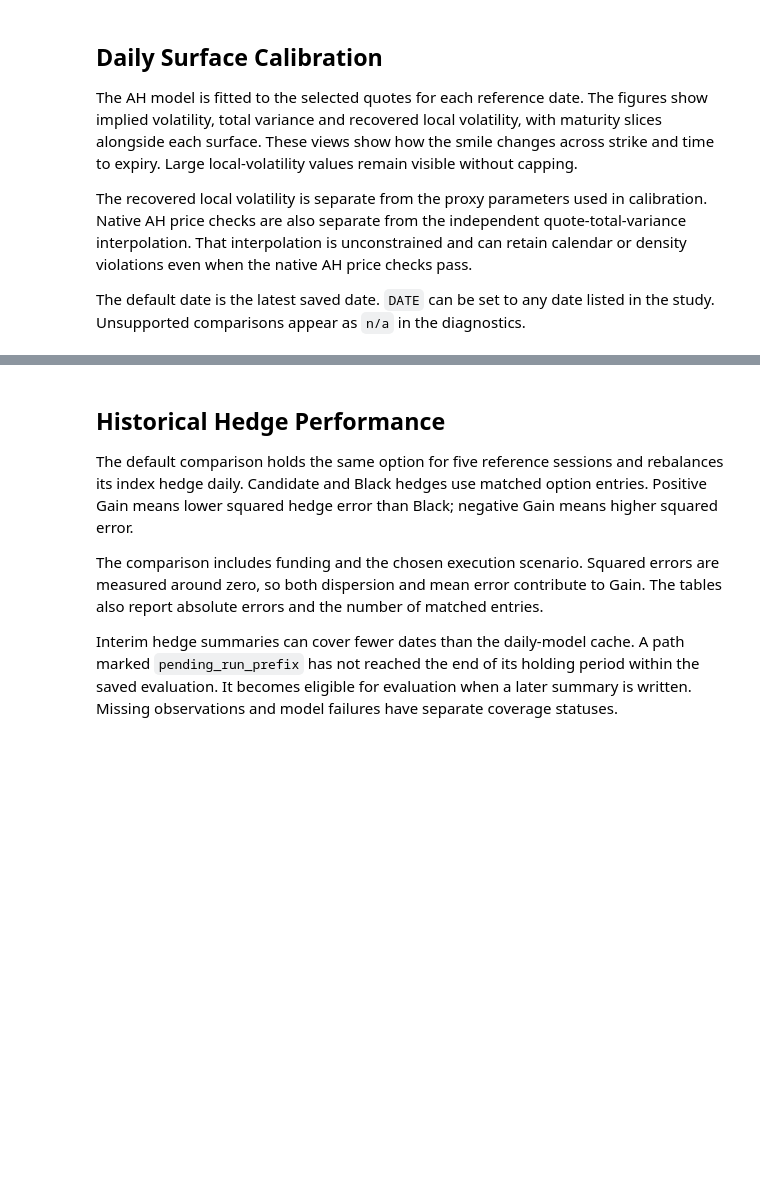
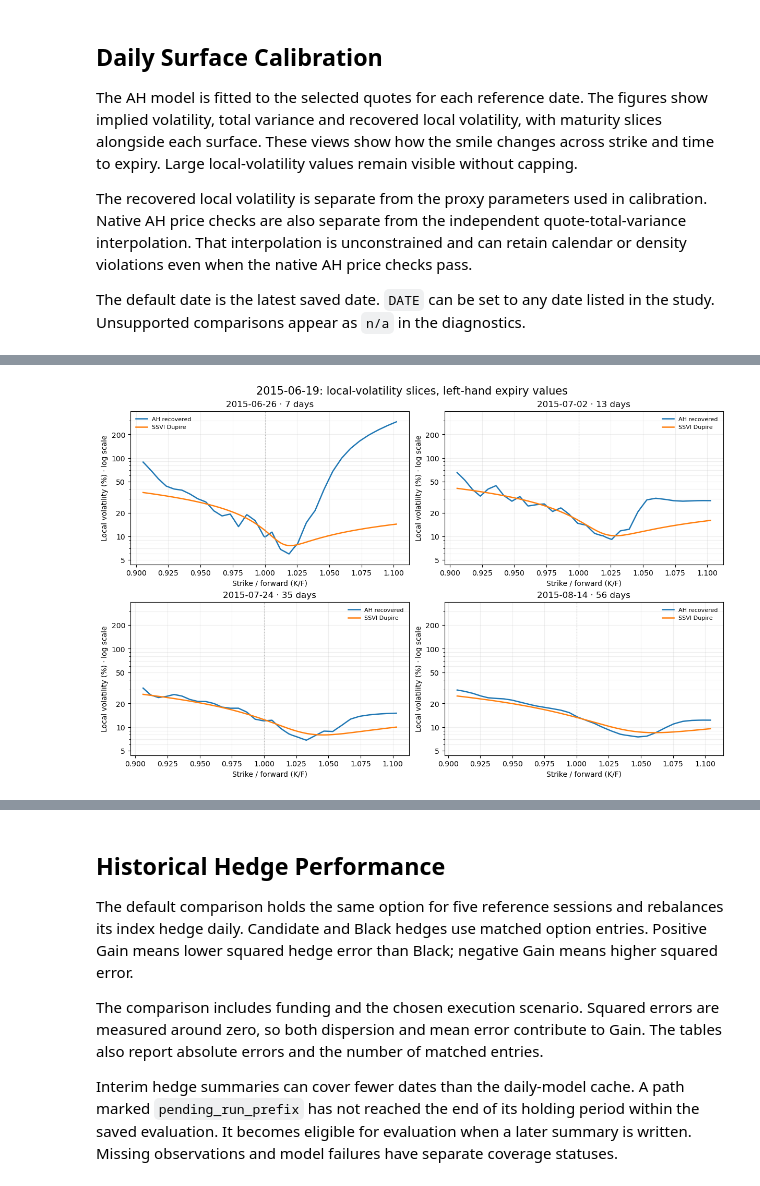
Before and after one commit to KVInator/local-vol-spx, a Jupyter notebook: notebooks/research.ipynb, the cells around one changed output, grey strips where cells are left out. Drawn from its saved outputs; the diff is of its cells as text; code cells hidden in the pictures; blank space fills up the shorter version.

Commit message:
Document June surface comparison and numerical validation

```diff
--- a/notebooks/research.ipynb
+++ b/notebooks/research.ipynb
@@ -334,0 +560,62 @@ if evidence is not None:
+# %%
+if vol_quotes is not None and vol_local is not None:
+    fig, axes = plt.subplots(vol_rows, vol_columns, figsize=(12, 3.8 * vol_rows), squeeze=False, layout="constrained")
+    fig.suptitle(f"{VOL_DATE}: local-volatility slices, left-hand expiry values", fontsize=15)
+    vol_local_rows = []
+    for ax, index in zip(axes.flat, vol_selected):
+        row = vol_expiries.iloc[index]
+        group = vol_quotes.loc[vol_quotes.expire_date.eq(row.expire_date)]
+        low = max(float(group.y.min()), float(vol_local.y[0]))
+        high = min(float(group.y.max()), float(vol_local.y[-1]))
+        if low >= high:
+            raise ValueError(f"No common local-volatility strike range for {row.expire_date}.")
+        grid_y = np.linspace(low, high, 301)
+        kf = np.exp(grid_y)
+        ah_variance = vol_local.normalized_variance(kf, row.time, side="left")
+        values = vol_model.evaluate(grid_y, row.time, side="left")
+        local = dupire(grid_y, values["w"], values["wy"], values["wyy"], values["wt"])
+        ssvi_variance = local["variance"]
+        if not np.isfinite(ah_variance).all() or np.any(ah_variance <= 0):
+            raise ValueError("AH has unavailable or nonpositive local variance on this grid.")
+        supported = values["supported"] & local["admissible"] & (ssvi_variance > 0)
+        ssvi_lv = np.full(grid_y.shape, np.nan)
+        ssvi_lv[supported] = 100 * np.sqrt(ssvi_variance[supported])
+        ah_lv = 100 * np.sqrt(ah_variance)
+        ax.plot(kf, ah_lv, color="tab:blue", linewidth=1.8, label="AH recovered")
+        ax.plot(kf, ssvi_lv, color="tab:orange", linewidth=1.8, label="SSVI Dupire")
+        ax.set_yscale("log")
+        ax.yaxis.set_major_locator(LogLocator(base=10, subs=(1, 2, 5), numticks=12))
+        ax.yaxis.set_major_formatter(FuncFormatter(lambda value, _: f"{value:.4g}"))
+        ax.yaxis.set_minor_formatter(NullFormatter())
+        ax.axvline(1, color="0.65", linestyle=":", linewidth=0.8)
+        ax.set(title=f"{row.expire_date} · {row.days:g} days", xlabel="Strike / forward (K/F)", ylabel="Local volatility (%) · log scale")
+        ax.grid(alpha=0.2, which="both")
+        ax.legend(frameon=False, fontsize=8)
+        vol_local_rows.append({
+            "Expiry": row.expire_date, "Samples": len(grid_y),
+            "SSVI unavailable": int((~supported).sum()),
+            "AH minimum (%)": float(ah_lv.min()), "AH maximum (%)": float(ah_lv.max()),
+            "SSVI minimum (%)": float(ssvi_lv[supported].min()) if supported.any() else np.nan,
+            "SSVI maximum (%)": float(ssvi_lv[supported].max()) if supported.any() else np.nan,
+        })
+    extrema = np.array([[r["AH minimum (%)"], r["AH maximum (%)"], r["SSVI minimum (%)"], r["SSVI maximum (%)"]] for r in vol_local_rows])
+    log_low, log_high = np.log10([np.nanmin(extrema), np.nanmax(extrema)])
+    padding = max(0.08 * (log_high - log_low), 0.02)
+    for ax in axes.flat[:len(vol_selected)]:
+        ax.set_ylim(10**(log_low - padding), 10**(log_high + padding))
+    for ax in axes.flat[len(vol_selected):]:
+        ax.set_visible(False)
+    if VOL_SAVE_FIGURES:
+        fig.savefig(VOL_FIGURE_FOLDER / "local_volatility_slices.png", dpi=180)
+    display(fig)
+    plt.close(fig)
+    display(pd.DataFrame(vol_local_rows).round(4))
+    vol_study.verify_unchanged()
+elif vol_quotes is not None:
+    print("Local-volatility comparison needs the saved AH model in STUDY_FOLDER.")
+if vol_reader is not None:
+    vol_reader.verify_unchanged()
+if vol_quotes is not None and VOL_SAVE_FIGURES:
+    print(f"Figures saved to: {VOL_FIGURE_FOLDER}")
+# %% [output]
+[figure, added]
```
Also changed, not shown: parts of 12 cells of this notebook, 3 other files.
